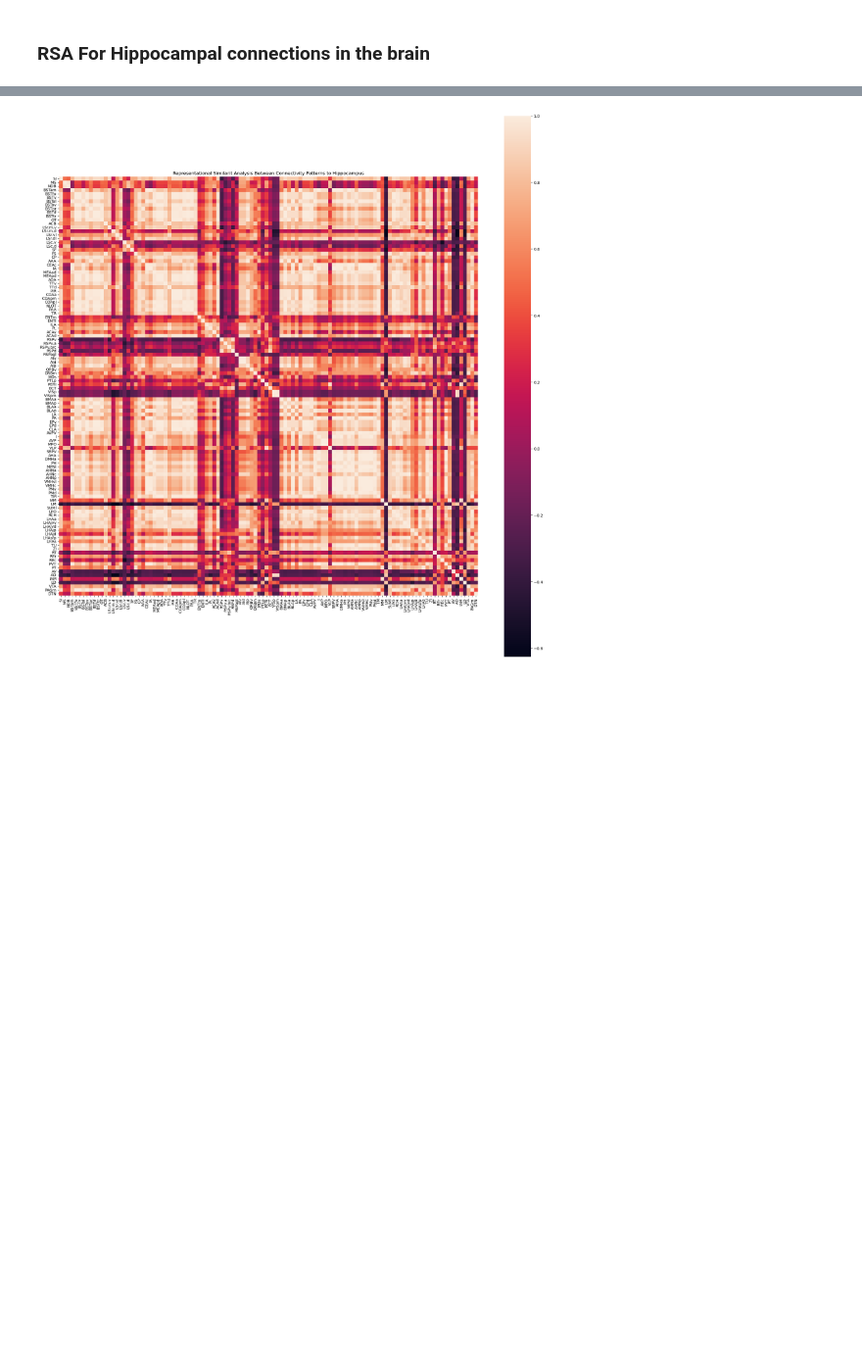
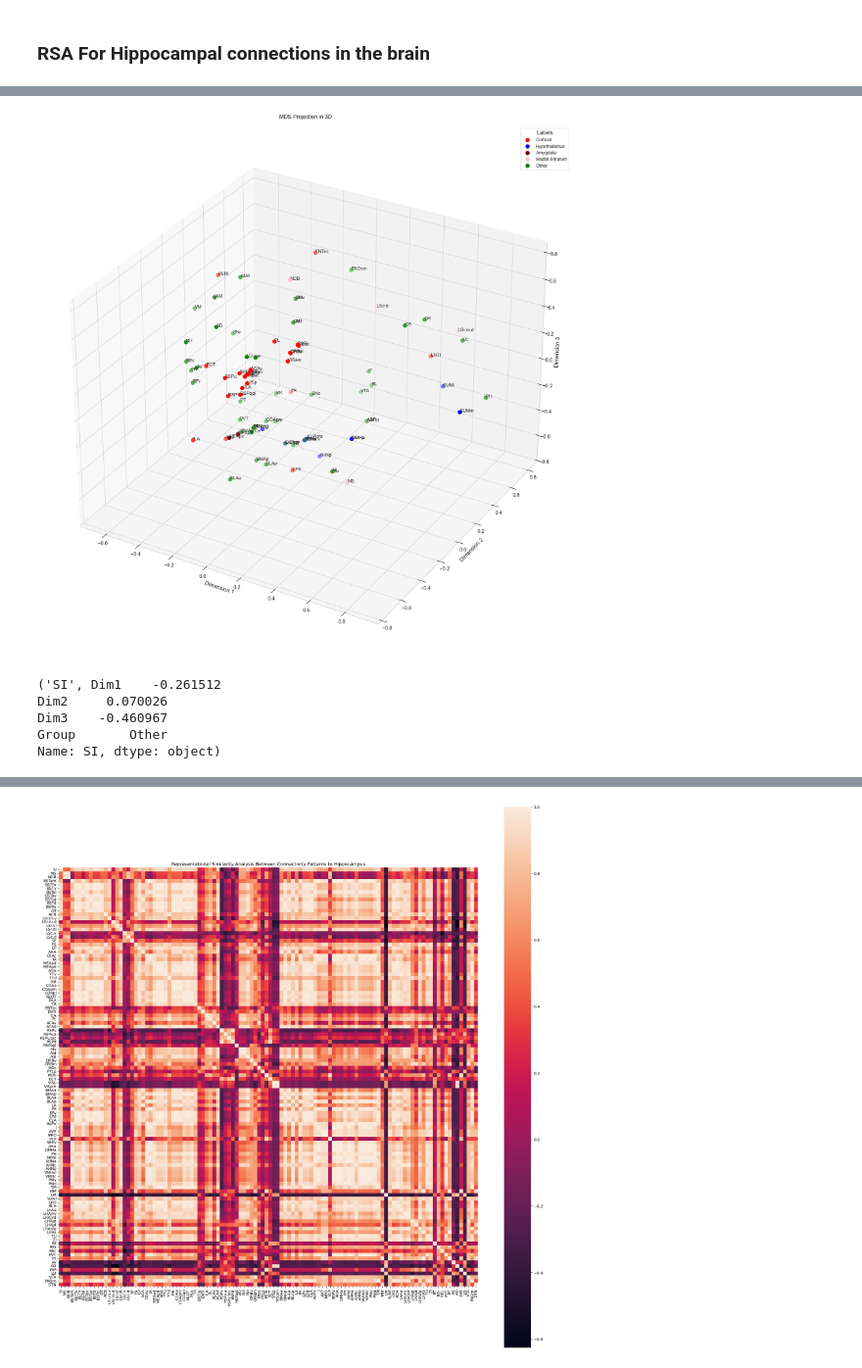
Before and after one commit to chris-weinberger/br2f_connectome, a Jupyter notebook: scripts/Hippocampus_rsa_analysis.ipynb, the cells around one changed output, grey strips where cells are left out. Shown at 98% size. Drawn from its saved outputs; the diff is of its cells as text; code cells hidden in the pictures; blank space fills up the shorter version.

```diff
--- a/scripts/Hippocampus_rsa_analysis.ipynb
+++ b/scripts/Hippocampus_rsa_analysis.ipynb
@@ -93,0 +349,61 @@ rsa_matrix
+# %%
+# next do multidimensional scaling for this
+
+#MDS requires dissimilarity matrix
+dissimilarity_matrix = 1 - df_average_rsa_to
+
+# Perform MDS
+mds = MDS(n_components=3, dissimilarity='precomputed', random_state=42)
+embedding = mds.fit_transform(dissimilarity_matrix)
+
+# Create a DataFrame for the results
+mds_results = pd.DataFrame(embedding, columns=['Dim1', 'Dim2', 'Dim3'], index=dissimilarity_matrix.index)
+mds_results['Group'] = mds_results.index.map(region_groups)
+
+# # Plot the results
+sns.set(style="whitegrid", palette="pastel", font_scale=1.2)
+
+# Plot the results in 3D
+fig = plt.figure(figsize=(25, 25))
+ax = fig.add_subplot(111, projection='3d')
+
+palette = {'Cortical': 'red', 'Hypothalamus':'blue', 'Amygdala': 'maroon', "Septal Striatum": 'pink','Other': 'green'}
+
+for group, color in palette.items():
+    group_data = mds_results[mds_results['Group'] == group]
+    ax.scatter(
+        group_data['Dim1'],
+        group_data['Dim2'],
+        group_data['Dim3'],
+        label=group,
+        color=color,
+        s=100
+    )
+
+for label, (x, y, z, group) in mds_results.iterrows():
+    ax.text(x, y, z, label, fontsize=12)
+
+# Add axis labels and title
+ax.set_title("MDS Projection in 3D", pad=20)
+ax.set_xlabel("Dimension 1")
+ax.set_ylabel("Dimension 2")
+ax.set_zlabel("Dimension 3")
+
+# Customize the legend
+ax.legend(title="Labels", loc="best", fontsize=12)
+
+plt.savefig("../output/MDS_3D_projection.svg", format="svg")
+
+plt.show()
+# %% [output]
+[figure, added]
+# %%
+for boop in mds_results.iterrows():
+    print(boop)
+    break
+# %% [output]
+('SI', Dim1    -0.261512
+Dim2     0.070026
+Dim3    -0.460967
+Group       Other
+Name: SI, dtype: object)
```
Also changed, not shown: parts of 29 cells of this notebook, 11 other files.
